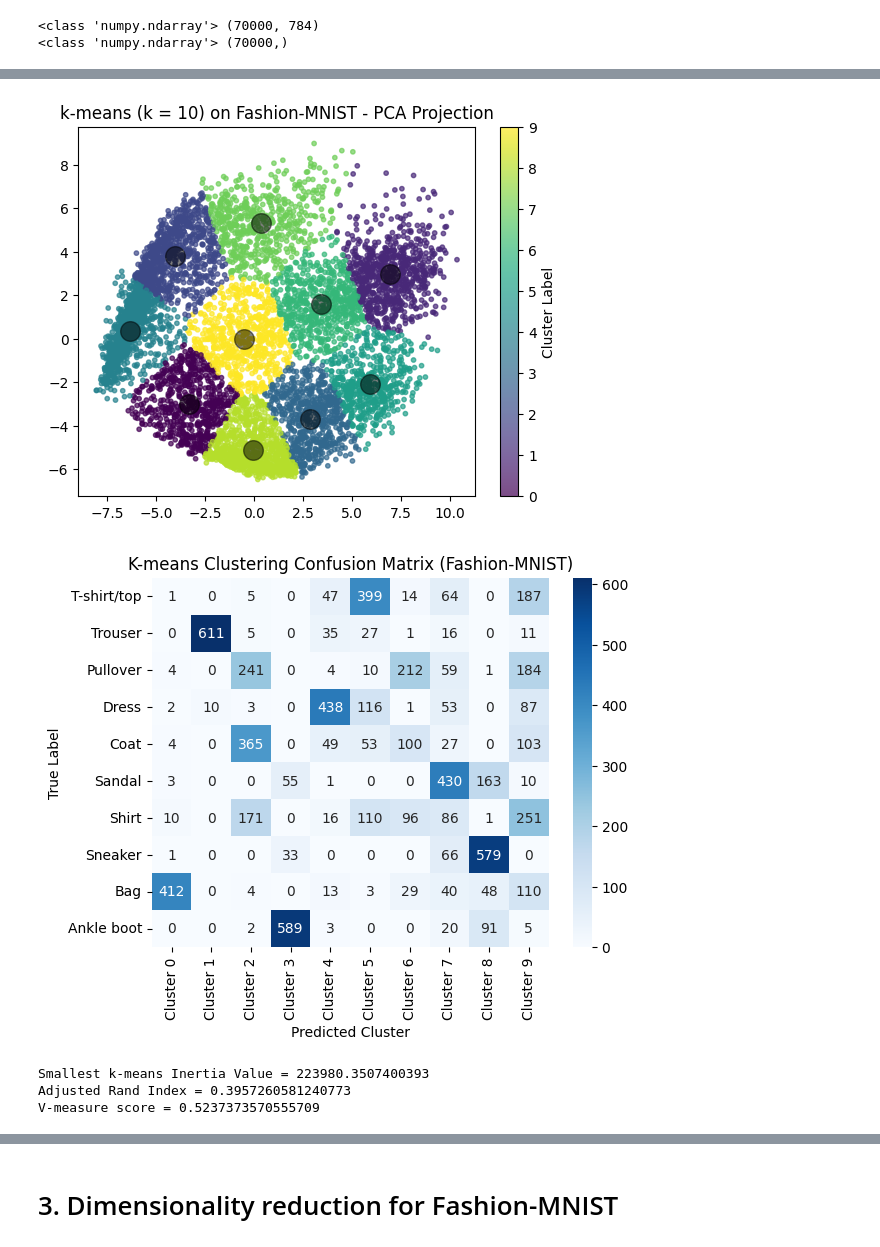
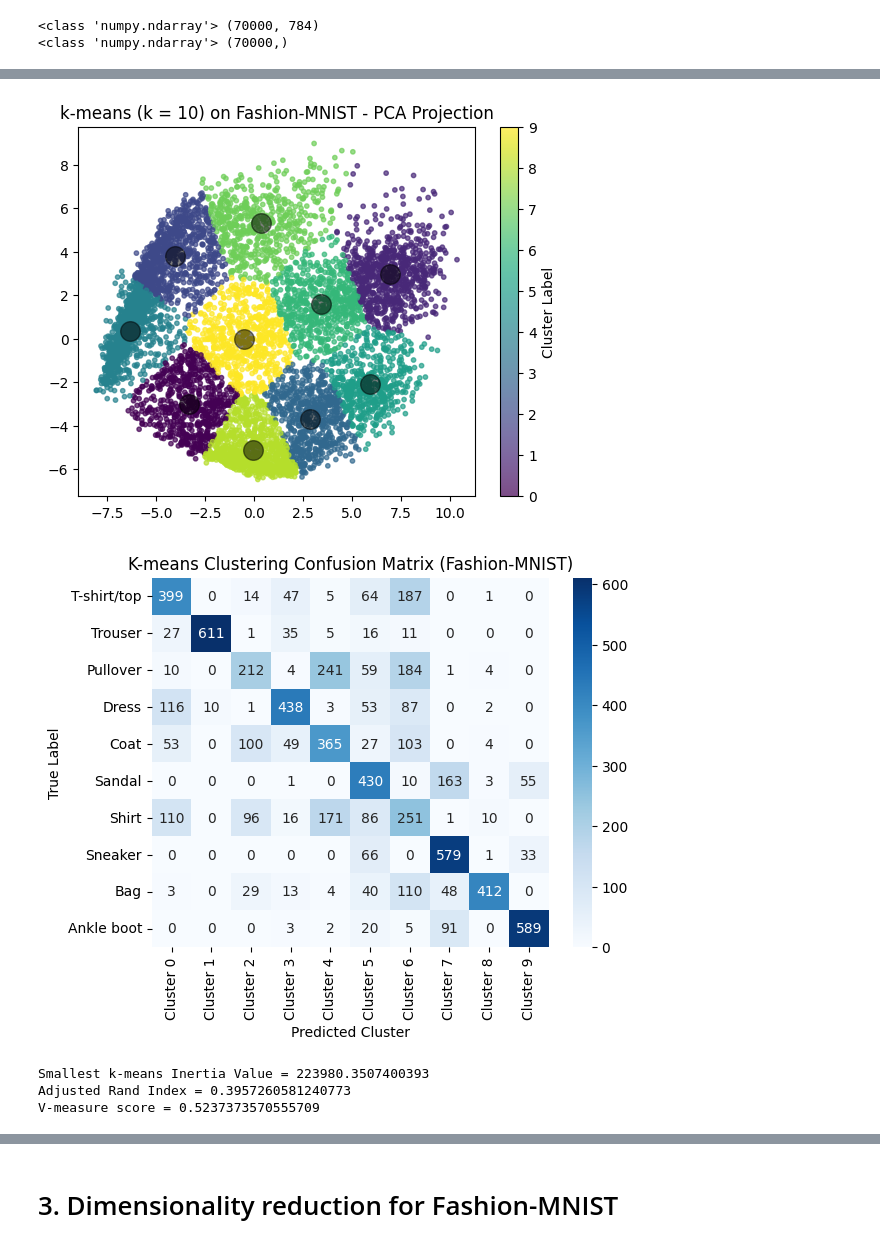
Before and after one commit to Shinyhunter95/math-data-science-course-Project2, a Jupyter notebook: project2.ipynb, the cells around one changed output, grey strips where cells are left out. Saved outputs shown, nothing was run; the diff lists cells and outputs as text; code cells hidden in the pictures.

```diff
--- a/project2.ipynb
+++ b/project2.ipynb
@@ -178,7 +178,7 @@ def find_label_mapping(y_true, y_pred, n_clusters):
     mapping = {cluster_id: true_label for cluster_id, true_label in zip(col_ind, row_ind)}
     return mapping
 
-mapping = find_label_mapping(y_10, kmeans_labels_pca, n_clusters)
+mapping = find_label_mapping(y_10, kmeans_labels, n_clusters)
 kmeans_labels_mapped = np.array([mapping[label] for label in kmeans_labels])
 
 #Plot the confusion matrix
@@ -187,34 +187,34 @@ cm1 = confusion_matrix(y_10, kmeans_labels_mapped)
 plt.figure()
 sns.heatmap(cm1, annot=True, fmt='d', cmap='Blues',
             xticklabels=[f"Cluster {i}" for i in range(n_clusters)],
             yticklabels=[
                 'T-shirt/top', 'Trouser', 'Pullover', 'Dress', 'Coat',
                 'Sandal', 'Shirt', 'Sneaker', 'Bag', 'Ankle boot'
             ])
 plt.title('K-means Clustering Confusion Matrix (Fashion-MNIST)')
 plt.xlabel('Predicted Cluster')
 plt.ylabel('True Label')
 plt.show()
 
 #Elbow
 inertia = []
 for i in range(1,11):
     kmeans = KMeans(n_clusters=i, random_state=0).fit(X_10_normalized)
     inertia.append(kmeans.inertia_)
 
 print("Smallest k-means Inertia Value =", min(inertia))
 print("Adjusted Rand Index =", adjusted_rand_score(y_10, y_kmeans_F))
 print("V-measure score =",v_measure_score(y_10, y_kmeans_F))
 
 plt.figure()
 plt.plot(range(1,11), inertia, marker='o')
 plt.xlabel('Number of clusters')
 plt.ylabel('Inertia')
 plt.show()
 # %% [output]
 [figure]
 [figure]
-[figure, old version]
+[figure, new version]
 Smallest k-means Inertia Value = 223980.3507400393
 Adjusted Rand Index = 0.3957260581240773
 V-measure score = 0.5237373570555709
```
